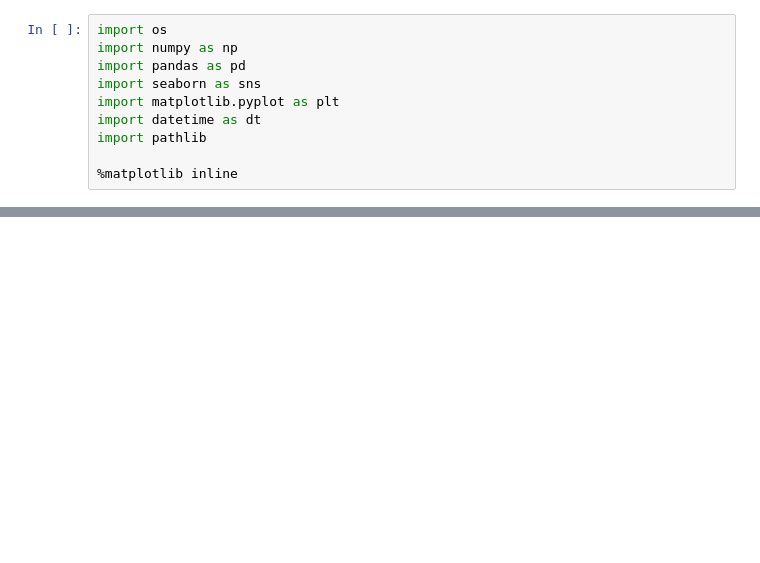
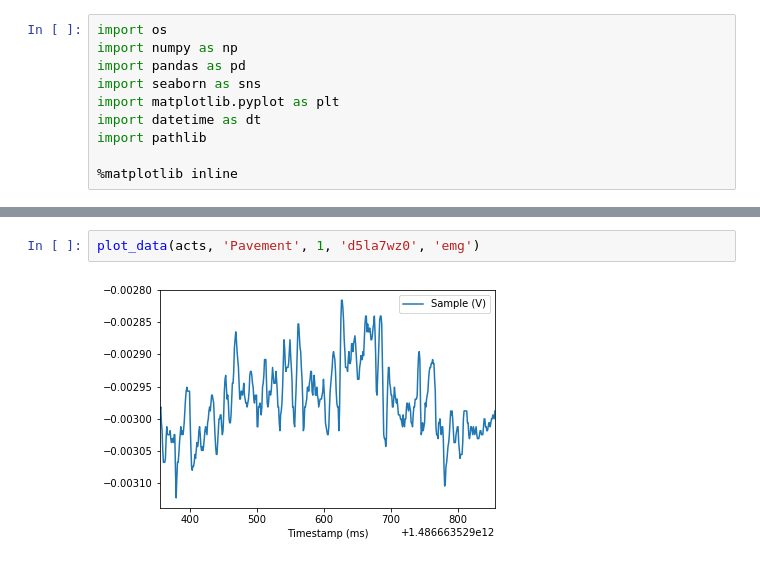
Before and after one commit to adai2017/DOD_PowerLeg, a Jupyter notebook: PKA_DataAnalysis.ipynb, the cells around one changed output, grey strips where cells are left out. Cells and saved outputs as stored; diff of their text form; blank space fills up the shorter version.

```diff
--- a/PKA_DataAnalysis.ipynb
+++ b/PKA_DataAnalysis.ipynb
@@ -135,0 +183,4 @@ plot_data(acts, 'Pavement', 0, 'd5la7wz0', 'elec')
+# %%
+plot_data(acts, 'Pavement', 1, 'd5la7wz0', 'emg')
+# %% [output]
+[figure, added]
```
Also changed, not shown: parts of 5 cells of this notebook.
